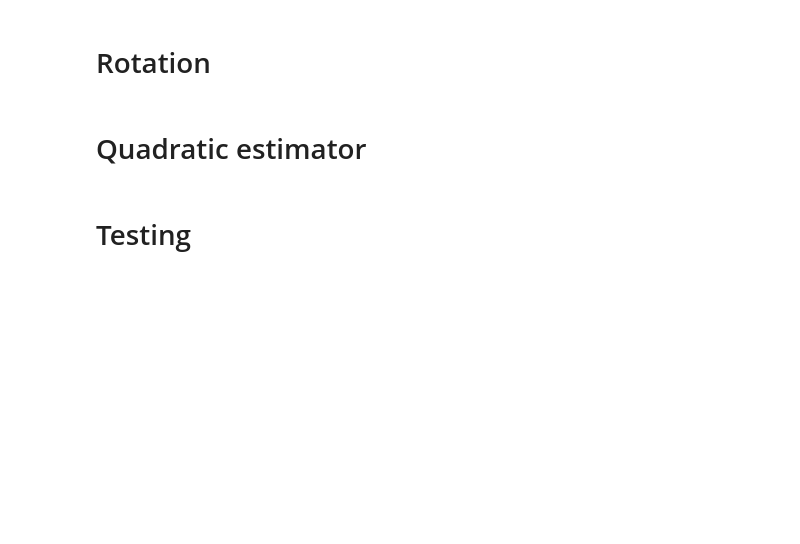
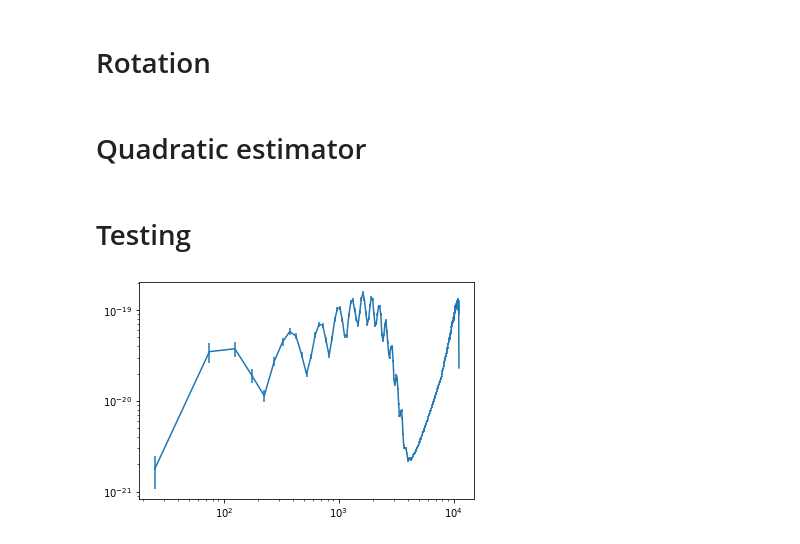
Before and after one commit to winstonyin/cmb_simulation, a Jupyter notebook: cmb_simulation.ipynb, the cells around one changed output. Drawn from its saved outputs; the diff is of its cells as text; code cells hidden in the pictures; blank space fills up the shorter version.

Commit message:
added estimator code, need debugging

```diff
--- a/cmb_simulation.ipynb
+++ b/cmb_simulation.ipynb
@@ -252,0 +283,2 @@ plot2Maps(teb_len1.B.r, teb_len3.B.r-teb_len1.B.r)
+# %%
+teb_obs = cmb_s4.addNoise(teb)
@@ -252,0 +290,16 @@ plot2Maps(teb_len1.B.r, teb_len3.B.r-teb_len1.B.r)
+# %%
+lensed = lensingEstimator(cmb, teb_obs, cmb_s4)
+qe_EB_terms = lensed.qe('EB')
+norm_EB_terms = lensed.norm('EB')
+# %%
+qe_EB = convolveFull(qe_EB_terms, lensed.ls)
+norm_EB = convolveFull(norm_EB_terms, lensed.ls)
+# %%
+norm_EB[0,0] = 1e-10
+qe_EB_map = CMBMap(teb.d, teb.N, fourier=qe_EB/norm_EB)
+# %%
+qe_EB_map.binSpectrum(delta=50).plot(scale=scale4)
+plt.xscale('log')
+plt.yscale('log')
+# %% [output]
+[figure, added]
```
Also changed, not shown: parts of 10 cells of this notebook, 1 other file.
